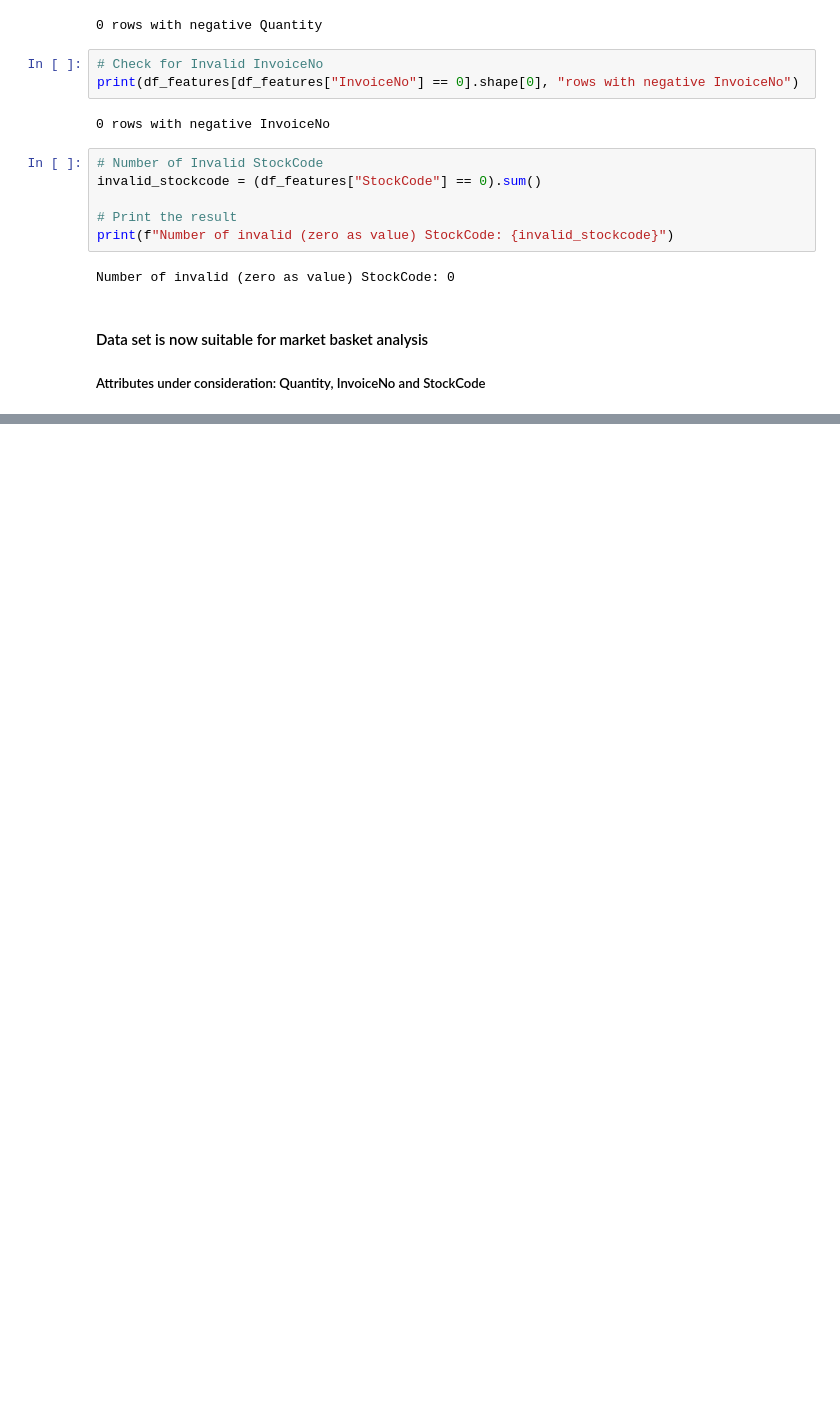
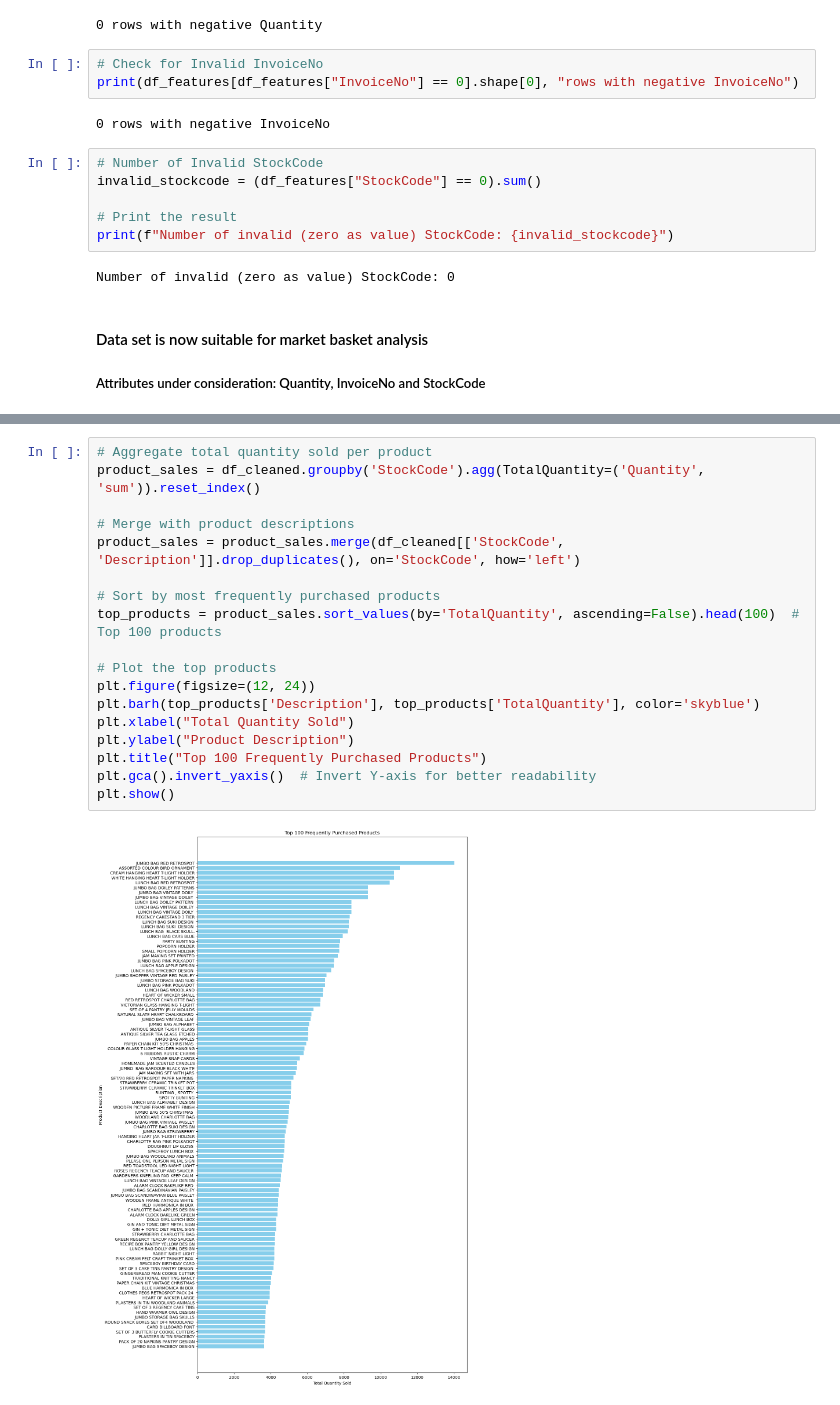
Before and after one commit to j2damax/principles-of-ds-cw02, a Jupyter notebook: group/online_retail.ipynb, the cells around one changed output, grey strips where cells are left out. Drawn from its saved outputs; the diff is of its cells as text; blank space fills up the shorter version.

```diff
--- a/group/online_retail.ipynb
+++ b/group/online_retail.ipynb
@@ -843,0 +932,20 @@ Number of invalid (zero as value) StockCode: 0
+# %%
+# Aggregate total quantity sold per product
+product_sales = df_cleaned.groupby('StockCode').agg(TotalQuantity=('Quantity', 'sum')).reset_index()
+
+# Merge with product descriptions
+product_sales = product_sales.merge(df_cleaned[['StockCode', 'Description']].drop_duplicates(), on='StockCode', how='left')
+
+# Sort by most frequently purchased products
+top_products = product_sales.sort_values(by='TotalQuantity', ascending=False).head(100)  # Top 100 products
+
+# Plot the top products
+plt.figure(figsize=(12, 24))
+plt.barh(top_products['Description'], top_products['TotalQuantity'], color='skyblue')
+plt.xlabel("Total Quantity Sold")
+plt.ylabel("Product Description")
+plt.title("Top 100 Frequently Purchased Products")
+plt.gca().invert_yaxis()  # Invert Y-axis for better readability
+plt.show()
+# %% [output]
+[figure, added]
```
Also changed, not shown: parts of 20 cells of this notebook.
